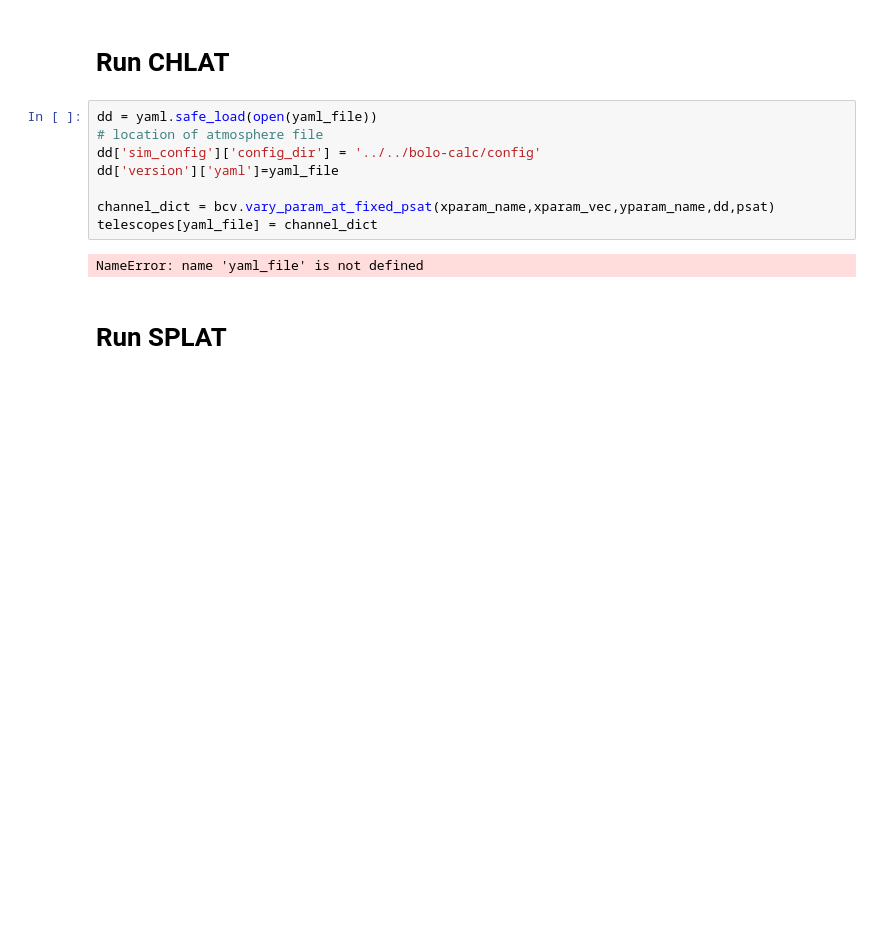
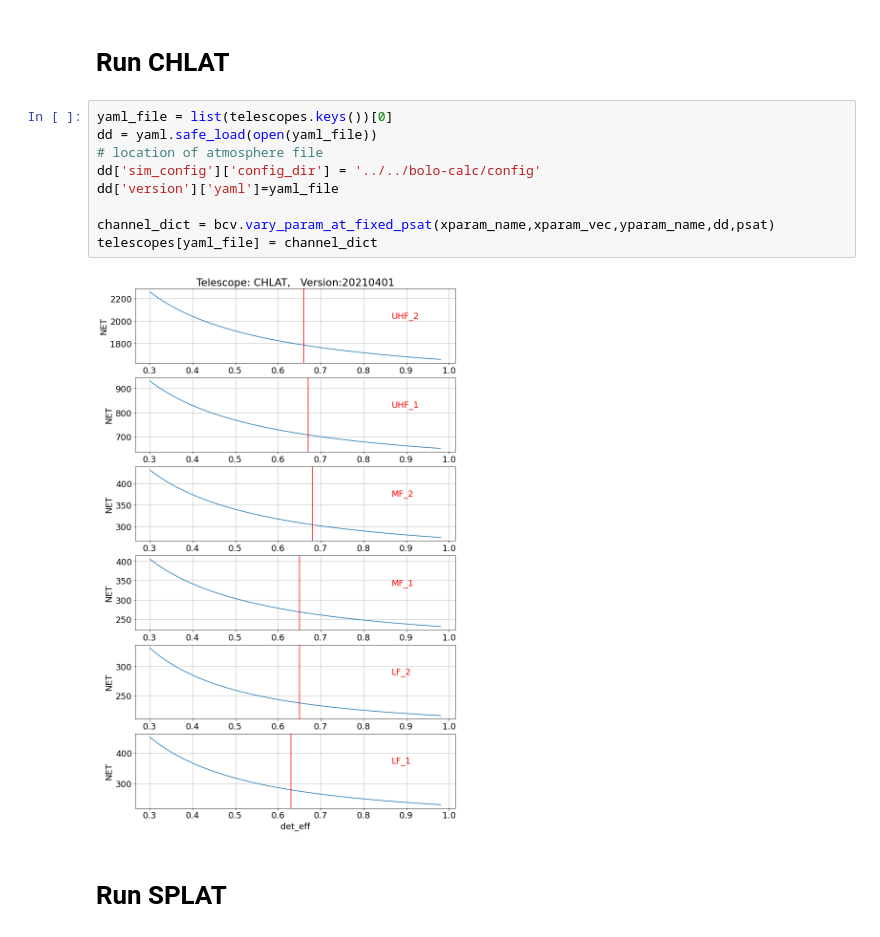
Before and after one commit to CMB-S4/bolo_calc_runs, a Jupyter notebook: pbdr_v1/NET_v_DetectorEfficiency_v2.ipynb, the cells around one changed output. Saved outputs shown, nothing was run; the diff lists cells and outputs as text; blank space fills up the shorter version.

```diff
--- a/pbdr_v1/NET_v_DetectorEfficiency_v2.ipynb
+++ b/pbdr_v1/NET_v_DetectorEfficiency_v2.ipynb
@@ -46,15 +46,16 @@ yparam_name = 'NET' #
 # %% [markdown]
 # Run CHLAT
 # %%
+yaml_file = list(telescopes.keys())[0]
 dd = yaml.safe_load(open(yaml_file))
 # location of atmosphere file
 dd['sim_config']['config_dir'] = '../../bolo-calc/config'
 dd['version']['yaml']=yaml_file
 
 channel_dict = bcv.vary_param_at_fixed_psat(xparam_name,xparam_vec,yparam_name,dd,psat)
 telescopes[yaml_file] = channel_dict
 # %% [output]
-NameError: name 'yaml_file' is not defined
+[figure, added]
 # %% [markdown]
 # Run SPLAT
 # %%
```
Also changed, not shown: parts of 2 cells of this notebook, 5 other files.
